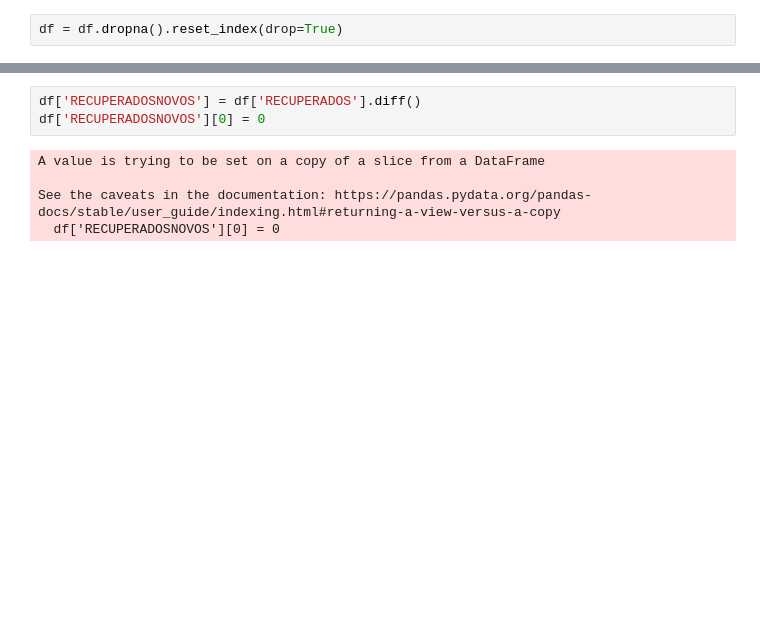
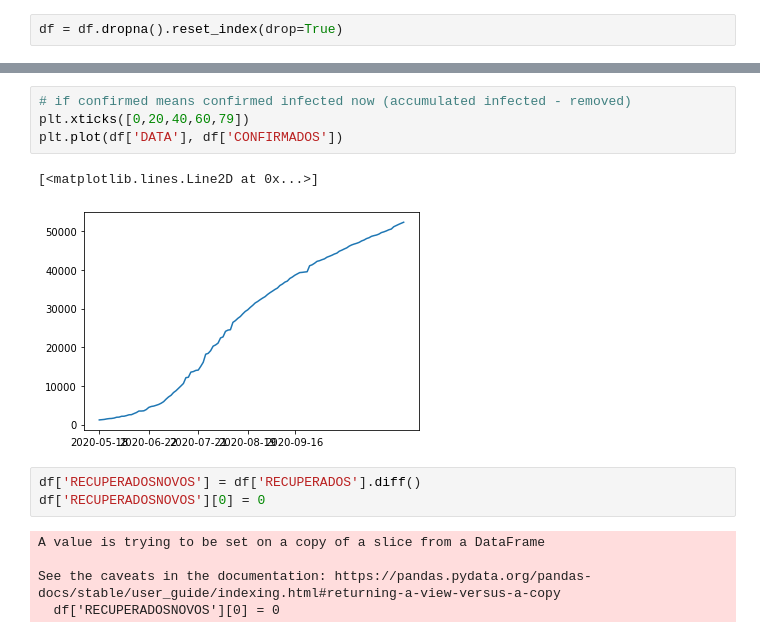
Before and after one commit to Henrique-Sousa/bh-covid, a Jupyter notebook: bh-covid.ipynb, the cells around one changed output, grey strips where cells are left out. Drawn from its saved outputs; the diff is of its cells as text; blank space fills up the shorter version.

```diff
--- a/bh-covid.ipynb
+++ b/bh-covid.ipynb
@@ -77,3 +77,10 @@ plt.plot(df['DATA'], df['ÓBITOS'])
+# %%
+# if confirmed means confirmed infected now (accumulated infected - removed)
+plt.xticks([0,20,40,60,79])
+plt.plot(df['DATA'], df['CONFIRMADOS'])
+# %% [output]
+[<matplotlib.lines.Line2D at 0x...>]
+[figure, added]
 # %%
 df['RECUPERADOSNOVOS'] = df['RECUPERADOS'].diff()
 df['RECUPERADOSNOVOS'][0] = 0
```
Also changed, not shown: parts of 7 cells of this notebook, 1 other file.
